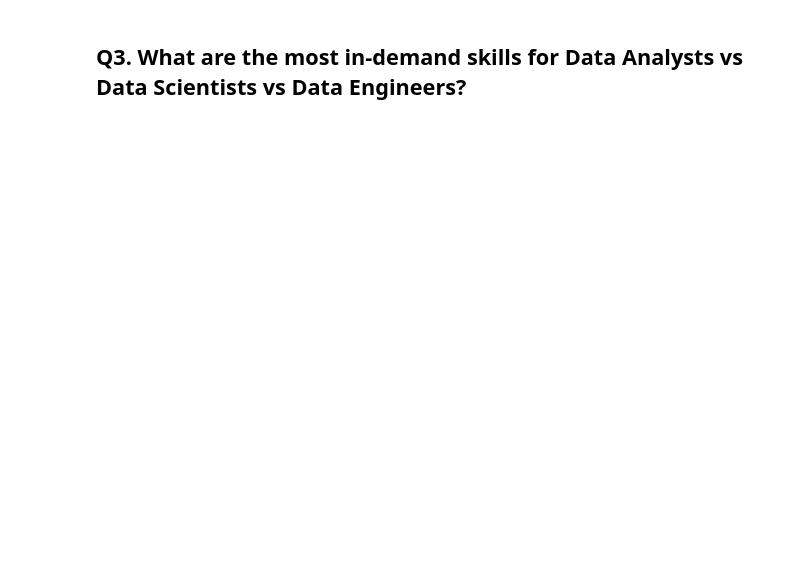
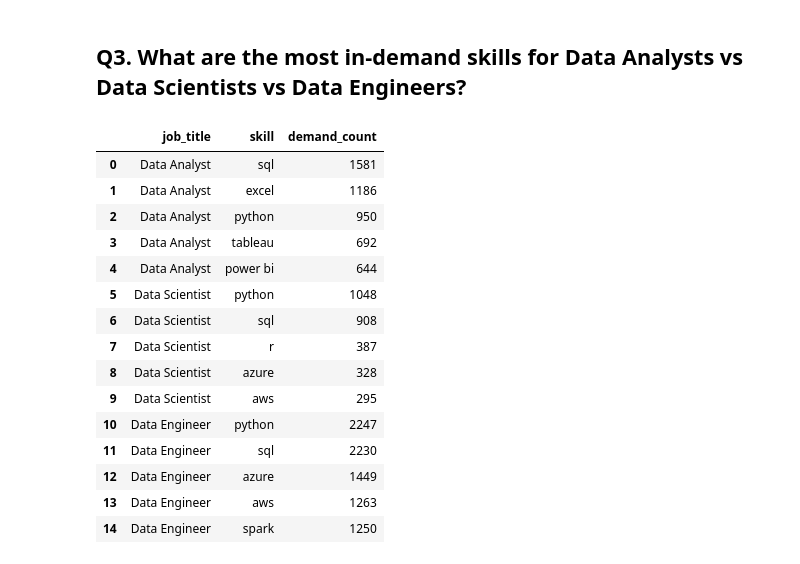
Before and after one commit to MICHGIL/SQL_Project_Data_Job_Analysis, a Jupyter notebook: plots/plots.ipynb, the cells around one changed output. Saved outputs shown, nothing was run; the diff lists cells and outputs as text; code cells hidden in the pictures; blank space fills up the shorter version.

```diff
--- a/plots/plots.ipynb
+++ b/plots/plots.ipynb
@@ -42,2 +106,22 @@ results_dict[1]
 # %% [markdown]
 ## Q3. What are the most in-demand skills for Data Analysts vs Data Scientists vs Data Engineers?
+# %%
+df3 = results_dict[3]
+df3
+# %% [output]
+|  | job_title | skill | demand_count |
+| 0 | Data Analyst | sql | 1581 |
+| 1 | Data Analyst | excel | 1186 |
+| 2 | Data Analyst | python | 950 |
+| 3 | Data Analyst | tableau | 692 |
+| 4 | Data Analyst | power bi | 644 |
+| 5 | Data Scientist | python | 1048 |
+| 6 | Data Scientist | sql | 908 |
+| 7 | Data Scientist | r | 387 |
+| 8 | Data Scientist | azure | 328 |
+| 9 | Data Scientist | aws | 295 |
+| 10 | Data Engineer | python | 2247 |
+| 11 | Data Engineer | sql | 2230 |
+| 12 | Data Engineer | azure | 1449 |
+| 13 | Data Engineer | aws | 1263 |
+| 14 | Data Engineer | spark | 1250 |
```
Also changed, not shown: parts of 9 cells of this notebook, 3 other files.
